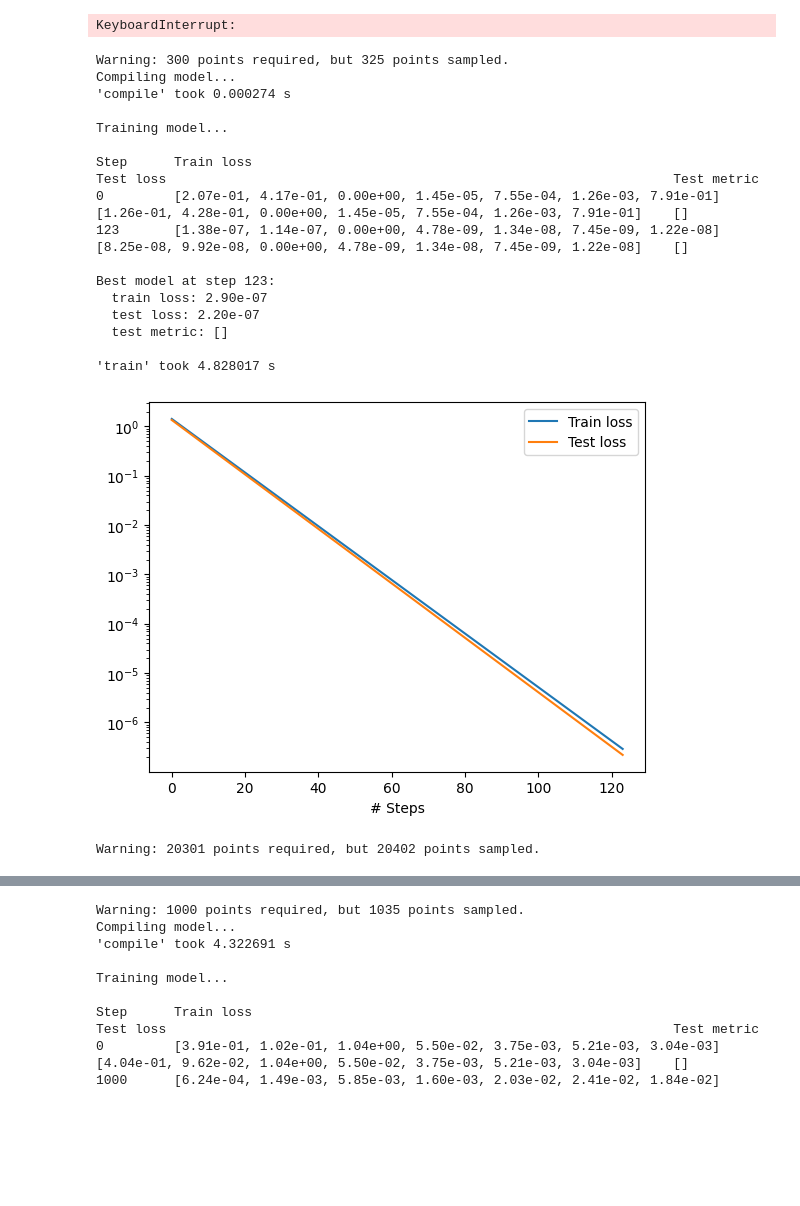
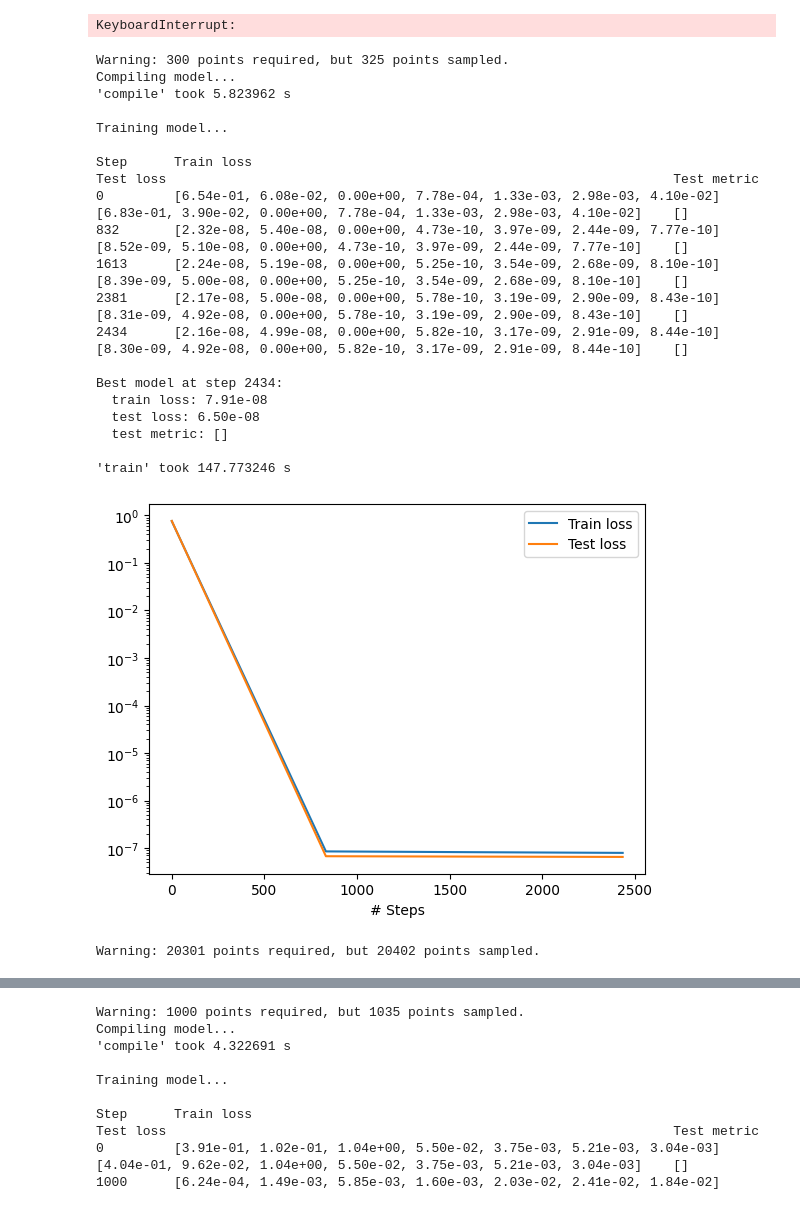
Before and after one commit to AhmadAkbariR/deepxde, a Jupyter notebook: examples/operator/elasticity-2D-AAR.ipynb, the cells around one changed output, grey strips where cells are left out. Cells and saved outputs as stored; diff of their text form; code cells hidden in the pictures; blank space fills up the shorter version.

```diff
--- a/examples/operator/elasticity-2D-AAR.ipynb
+++ b/examples/operator/elasticity-2D-AAR.ipynb
@@ -434,7 +434,8 @@ nu = 0.3
 E = 1
 
 mu = E/(2*(1+nu))
-landa = E*nu/((1+nu)*(1-2*nu))
+landa2 = E*nu/((1+nu)*(1-nu))  # for 2D problems
+landa3 = E*nu/((1+nu)*(1-2*nu))  # for 3D problems
 
 def pde_system(x , u):
     # Define the parameters
@@ -458,8 +459,8 @@ def pde_system(x , u):
     #eq1 = u_xx + u_yy + (1 / (1 - 2 * nu)) * (u_xx + v_xy)
     #eq2 = v_xx + v_yy + (1 / (1 - 2 * nu)) * (v_yy + u_xy)
     # plane stress Navier equation
-    eq1 = mu * (u_xx + u_yy) +  (landa + mu) * (u_xx + v_xy)
-    eq2 = mu * (v_xx + v_yy) +  (landa + mu) * (v_yy + u_xy)
+    eq1 = mu * (u_xx + u_yy) +  (landa2 + mu) * (u_xx + v_xy)
+    eq2 = mu * (v_xx + v_yy) +  (landa2 + mu) * (v_yy + u_xy)
 
     return [ (eq1) , (eq2)]
 
@@ -522,7 +523,7 @@ def top_contraint2(x , u, X=[]):
     u_grad_x = dde.grad.jacobian(u, x, i=0, j=0)  # ∂u/∂x
     v_grad_y = dde.grad.jacobian(u, x, i=1, j=1)  # ∂v/∂y
     # The Neumann condition: 2*nu*∂u/∂x + ∂v/∂y = 0
-    return  (2*mu + landa)*v_grad_y + landa * u_grad_x
+    return  (2*mu + landa2)*v_grad_y + landa2 * u_grad_x
     #return v_grad_y + nu * u_grad_x
 
 # Define the boundary conditions using DirichletBC
@@ -623,8 +624,8 @@ epsilon_y = dvdy
 epsilon_xy = 0.5 * (dudy + dvdx)
 
 # Calculate stresses
-sigma_x = 2*mu*epsilon_x +  landa * (epsilon_x + epsilon_y)
-sigma_y = 2*mu*epsilon_y +  landa * (epsilon_x + epsilon_y)
+sigma_x = 2*mu*epsilon_x +  landa2 * (epsilon_x + epsilon_y)
+sigma_y = 2*mu*epsilon_y +  landa2 * (epsilon_x + epsilon_y)
 sigma_xy = 2 * mu * epsilon_xy
 
 #--------------------------------------------------------------------------#
@@ -649,39 +650,42 @@ def plot_boundary(X, label):
 # Deformed coordinates
 deformed = deform_coord(X_test, predictions)
 
 # Calculate displacements in the x direction
 u = predictions[:, 0]
 v = predictions[:, 1]
 
 # Plot undeformed shape boundary
 plt.figure()
 plot_boundary(X_test, 'Undeformed Shape')
 
 # Plotting
 plt.scatter(deformed[:,0],deformed[:,1],s = 2, c=u, cmap='jet', vmin=0, vmax=1)
 plt.title('Undeformed and Deformed Shapes')
 plt.xlabel('X Coordinate')
 plt.ylabel('Y Coordinate')
 plt.legend()
 
 plt.axis('equal')  # To maintain aspect ratio
 plt.show()
 # %% [output]
 Warning: 300 points required, but 325 points sampled.
 Compiling model...
-'compile' took 0.000274 s
+'compile' took 5.823962 s
 
 Training model...
 
 Step      Train loss                                                                Test loss                                                                 Test metric
-0         [2.07e-01, 4.17e-01, 0.00e+00, 1.45e-05, 7.55e-04, 1.26e-03, 7.91e-01]    [1.26e-01, 4.28e-01, 0.00e+00, 1.45e-05, 7.55e-04, 1.26e-03, 7.91e-01]    []
-123       [1.38e-07, 1.14e-07, 0.00e+00, 4.78e-09, 1.34e-08, 7.45e-09, 1.22e-08]    [8.25e-08, 9.92e-08, 0.00e+00, 4.78e-09, 1.34e-08, 7.45e-09, 1.22e-08]    []
+0         [6.54e-01, 6.08e-02, 0.00e+00, 7.78e-04, 1.33e-03, 2.98e-03, 4.10e-02]    [6.83e-01, 3.90e-02, 0.00e+00, 7.78e-04, 1.33e-03, 2.98e-03, 4.10e-02]    []
+832       [2.32e-08, 5.40e-08, 0.00e+00, 4.73e-10, 3.97e-09, 2.44e-09, 7.77e-10]    [8.52e-09, 5.10e-08, 0.00e+00, 4.73e-10, 3.97e-09, 2.44e-09, 7.77e-10]    []
+1613      [2.24e-08, 5.19e-08, 0.00e+00, 5.25e-10, 3.54e-09, 2.68e-09, 8.10e-10]    [8.39e-09, 5.00e-08, 0.00e+00, 5.25e-10, 3.54e-09, 2.68e-09, 8.10e-10]    []
+2381      [2.17e-08, 5.00e-08, 0.00e+00, 5.78e-10, 3.19e-09, 2.90e-09, 8.43e-10]    [8.31e-09, 4.92e-08, 0.00e+00, 5.78e-10, 3.19e-09, 2.90e-09, 8.43e-10]    []
+2434      [2.16e-08, 4.99e-08, 0.00e+00, 5.82e-10, 3.17e-09, 2.91e-09, 8.44e-10]    [8.30e-09, 4.92e-08, 0.00e+00, 5.82e-10, 3.17e-09, 2.91e-09, 8.44e-10]    []
 
-Best model at step 123:
-  train loss: 2.90e-07
-  test loss: 2.20e-07
+Best model at step 2434:
+  train loss: 7.91e-08
+  test loss: 6.50e-08
   test metric: []
 
-'train' took 4.828017 s
+'train' took 147.773246 s
-[figure, old version]
+[figure, new version]
 Warning: 20301 points required, but 20402 points sampled.
```
Also changed, not shown: parts of 4 cells of this notebook.
